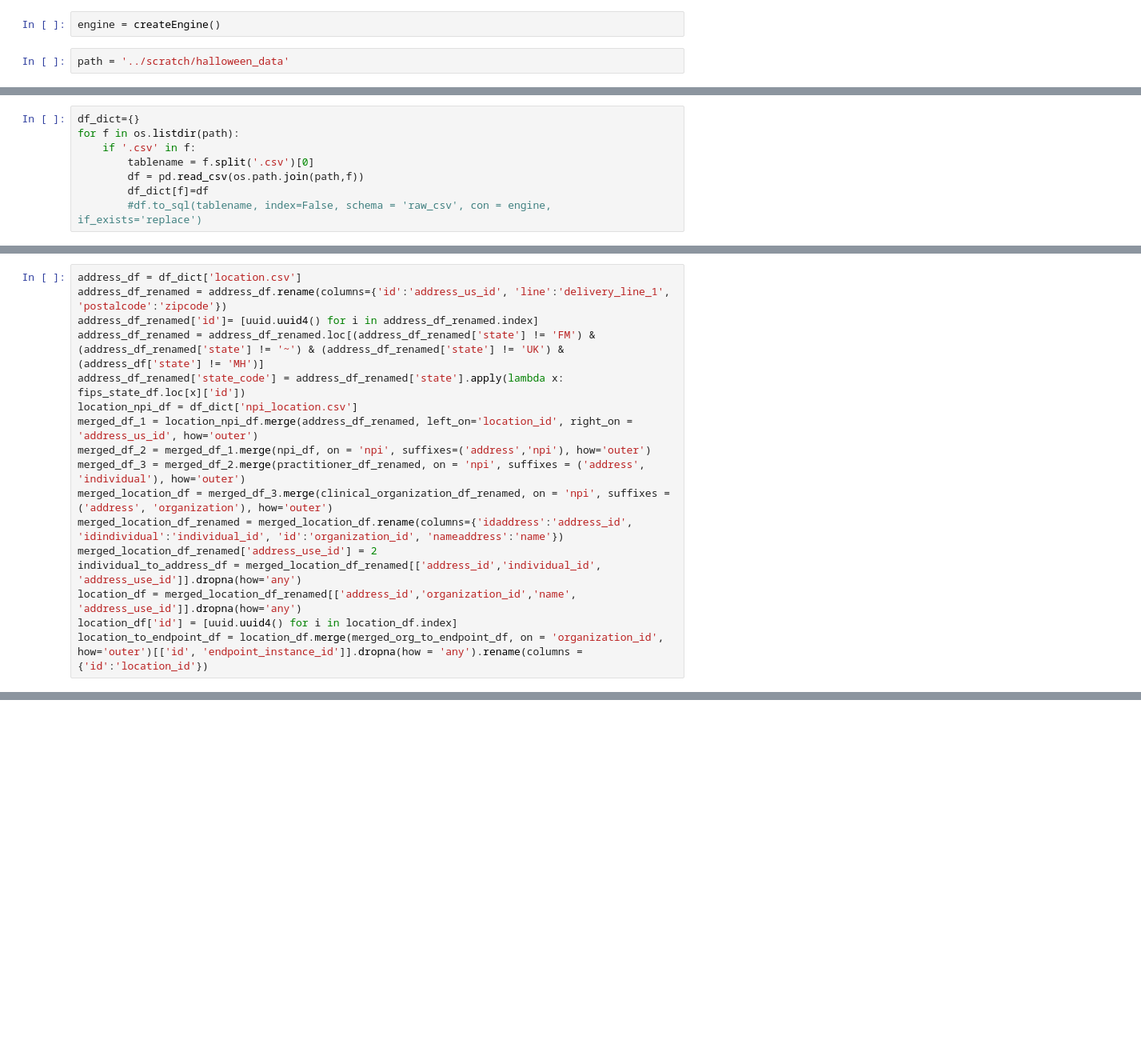
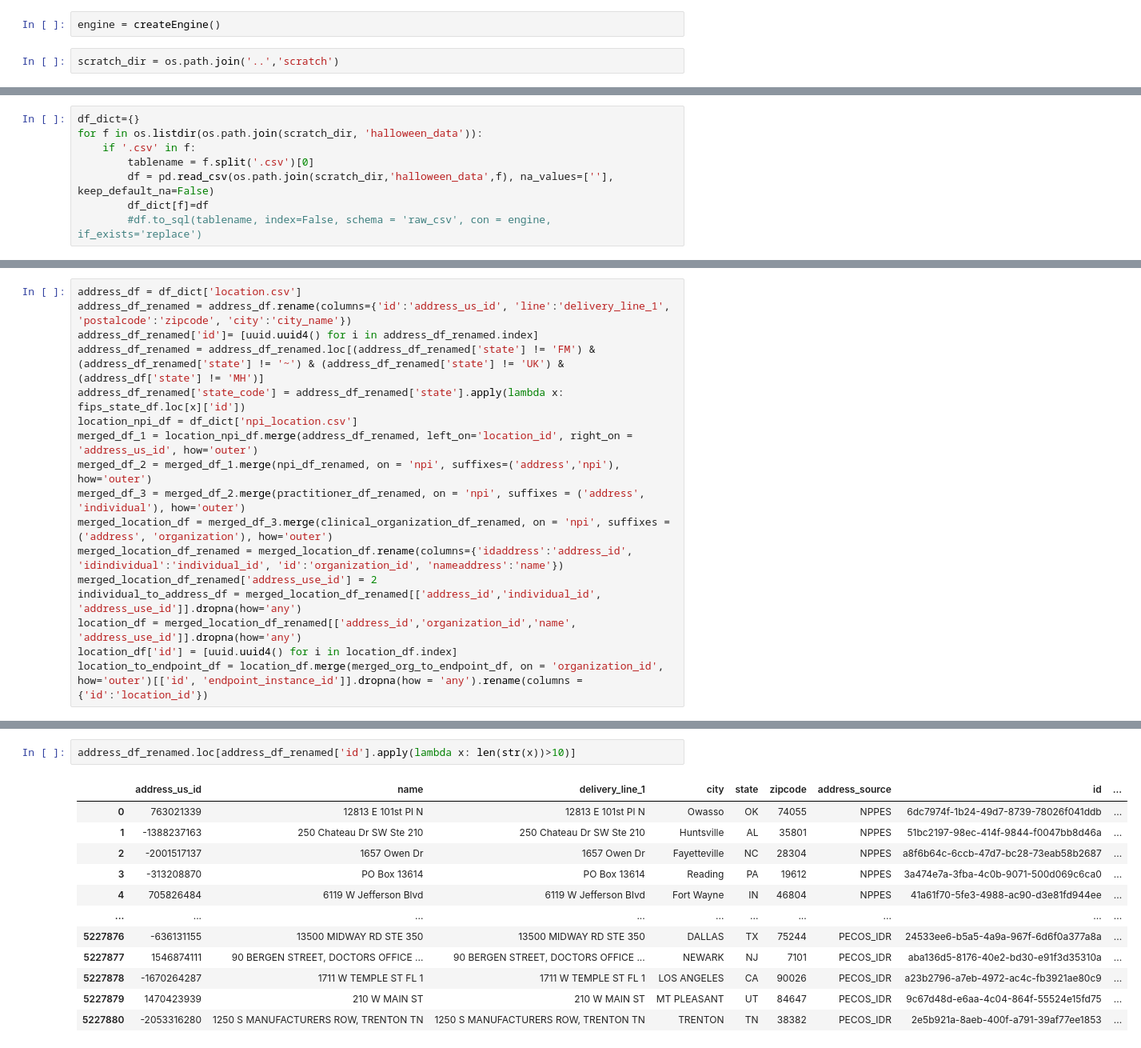
Before and after one commit to DSACMS/npd, a Jupyter notebook: etls/loadHalloween/mapping.ipynb, the cells around one changed output, grey strips where cells are left out. Shown: that part at 80% size. Cells and saved outputs as stored; diff of their text form; blank space fills up the shorter version.

```diff
--- a/etls/loadHalloween/mapping.ipynb
+++ b/etls/loadHalloween/mapping.ipynb
@@ -7,7 +14,7 @@ import numpy as np
 # %%
 engine = createEngine()
 # %%
-path = '../scratch/halloween_data'
+scratch_dir = os.path.join('..','scratch')
 # %%
 fips_state_df = pd.read_sql('select * from npd.fips_state', con = engine)
 fips_state_df.set_index('abbreviation', inplace=True)
@@ -35,9 +87,9 @@ def val_or_nan(df, index, column):
 # %%
 df_dict={}
-for f in os.listdir(path):
+for f in os.listdir(os.path.join(scratch_dir, 'halloween_data')):
     if '.csv' in f:
         tablename = f.split('.csv')[0]
-        df = pd.read_csv(os.path.join(path,f))
+        df = pd.read_csv(os.path.join(scratch_dir,'halloween_data',f), na_values=[''], keep_default_na=False)
         df_dict[f]=df
         #df.to_sql(tablename, index=False, schema = 'raw_csv', con = engine, if_exists='replace')
 # %%
@@ -115,13 +140,13 @@ merged_org_to_endpoint_df = org_to_endpoint_df.merge(endpoint_df_renamed, on = '
 merged_org_to_endpoint_df= merged_org_to_endpoint_df[['idendpoint', 'idorganization']].rename(columns = {'idendpoint': 'endpoint_instance_id', 'idorganization':'organization_id'})
 # %%
 address_df = df_dict['location.csv']
-address_df_renamed = address_df.rename(columns={'id':'address_us_id', 'line':'delivery_line_1', 'postalcode':'zipcode'})
+address_df_renamed = address_df.rename(columns={'id':'address_us_id', 'line':'delivery_line_1', 'postalcode':'zipcode', 'city':'city_name'})
 address_df_renamed['id']= [uuid.uuid4() for i in address_df_renamed.index]
 address_df_renamed = address_df_renamed.loc[(address_df_renamed['state'] != 'FM') & (address_df_renamed['state'] != '~') & (address_df_renamed['state'] != 'UK') & (address_df['state'] != 'MH')]
 address_df_renamed['state_code'] = address_df_renamed['state'].apply(lambda x: fips_state_df.loc[x]['id'])
 location_npi_df = df_dict['npi_location.csv']
 merged_df_1 = location_npi_df.merge(address_df_renamed, left_on='location_id', right_on = 'address_us_id', how='outer')
-merged_df_2 = merged_df_1.merge(npi_df, on = 'npi', suffixes=('address','npi'), how='outer')
+merged_df_2 = merged_df_1.merge(npi_df_renamed, on = 'npi', suffixes=('address','npi'), how='outer')
 merged_df_3 = merged_df_2.merge(practitioner_df_renamed, on = 'npi', suffixes = ('address', 'individual'), how='outer')
 merged_location_df = merged_df_3.merge(clinical_organization_df_renamed, on = 'npi', suffixes = ('address', 'organization'), how='outer')
 merged_location_df_renamed = merged_location_df.rename(columns={'idaddress':'address_id', 'idindividual':'individual_id', 'id':'organization_id', 'nameaddress':'name'})
@@ -209,0 +265,15 @@ ValueError: Table 'npi' already exists.
+# %%
+address_df_renamed.loc[address_df_renamed['id'].apply(lambda x: len(str(x))>10)]
+# %% [output]
+|  | address_us_id | name | delivery_line_1 | city | state | zipcode | address_source | id | ... |
+| 0 | 763021339 | 12813 E 101st Pl N | 12813 E 101st Pl N | Owasso | OK | 74055 | NPPES | 6dc7974f-1b24-49d7-8739-78026f041ddb | ... |
+| 1 | -1388237163 | 250 Chateau Dr SW Ste 210 | 250 Chateau Dr SW Ste 210 | Huntsville | AL | 35801 | NPPES | 51bc2197-98ec-414f-9844-f0047bb8d46a | ... |
+| 2 | -2001517137 | 1657 Owen Dr | 1657 Owen Dr | Fayetteville | NC | 28304 | NPPES | a8f6b64c-6ccb-47d7-bc28-73eab58b2687 | ... |
+| 3 | -313208870 | PO Box 13614 | PO Box 13614 | Reading | PA | 19612 | NPPES | 3a474e7a-3fba-4c0b-9071-500d069c6ca0 | ... |
+| 4 | 705826484 | 6119 W Jefferson Blvd | 6119 W Jefferson Blvd | Fort Wayne | IN | 46804 | NPPES | 41a61f70-5fe3-4988-ac90-d3e81fd944ee | ... |
+| ... | ... | ... | ... | ... | ... | ... | ... | ... | ... |
+| 5227876 | -636131155 | 13500 MIDWAY RD STE 350 | 13500 MIDWAY RD STE 350 | DALLAS | TX | 75244 | PECOS_IDR | 24533ee6-b5a5-4a9a-967f-6d6f0a377a8a | ... |
+| 5227877 | 1546874111 | 90 BERGEN STREET, DOCTORS OFFICE ... | 90 BERGEN STREET, DOCTORS OFFICE ... | NEWARK | NJ | 7101 | PECOS_IDR | aba136d5-8176-40e2-bd30-e91f3d35310a | ... |
+| 5227878 | -1670264287 | 1711 W TEMPLE ST FL 1 | 1711 W TEMPLE ST FL 1 | LOS ANGELES | CA | 90026 | PECOS_IDR | a23b2796-a7eb-4972-ac4c-fb3921ae80c9 | ... |
+| 5227879 | 1470423939 | 210 W MAIN ST | 210 W MAIN ST | MT PLEASANT | UT | 84647 | PECOS_IDR | 9c67d48d-e6aa-4c04-864f-55524e15fd75 | ... |
+| 5227880 | -2053316280 | 1250 S MANUFACTURERS ROW, TRENTON TN | 1250 S MANUFACTURERS ROW, TRENTON TN | TRENTON | TN | 38382 | PECOS_IDR | 2e5b921a-8aeb-400f-a791-39af77ee1853 | ... |
```
Also changed, not shown: parts of 12 cells of this notebook, 1 other file.
